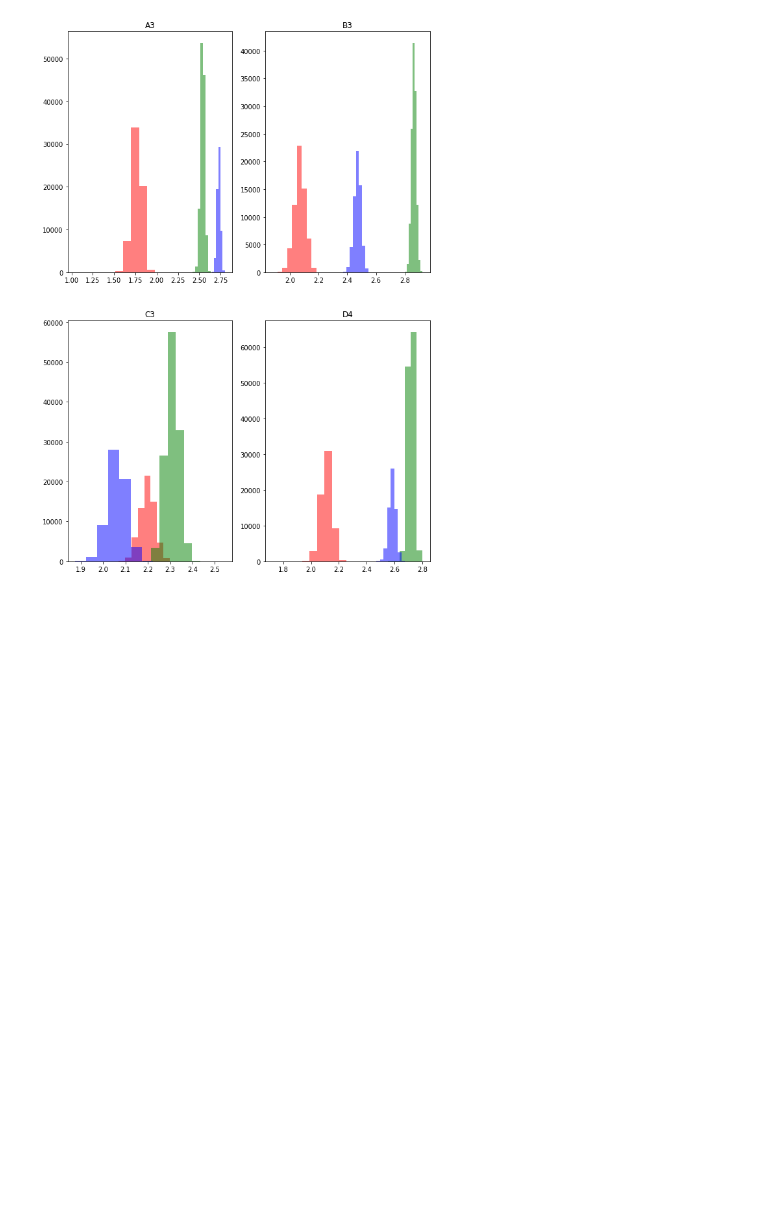
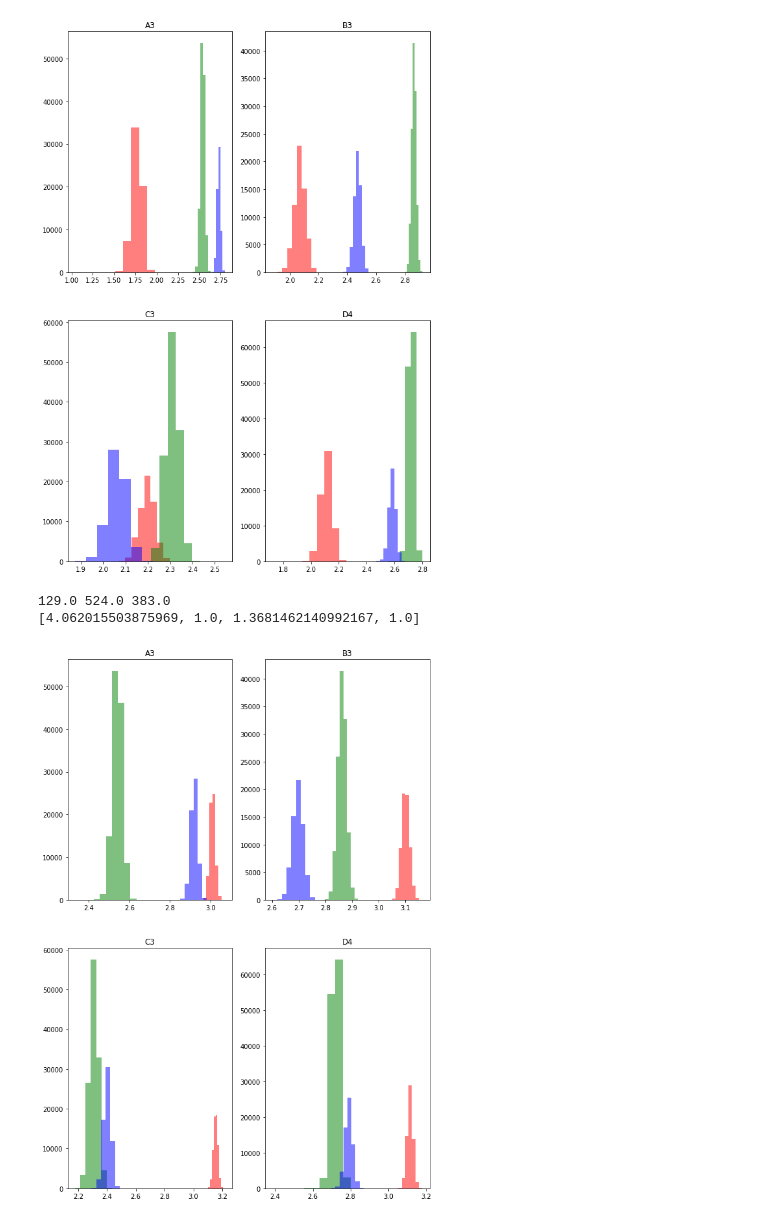
Before and after one commit to felix-b1-jadehs/notebooks, a Jupyter notebook: bayer_hists.ipynb, the cells around one changed output. Cells and saved outputs as stored; diff of their text form; code cells hidden in the pictures; blank space fills up the shorter version.

Commit message:
added new plots

```diff
--- a/bayer_hists.ipynb
+++ b/bayer_hists.ipynb
@@ -122,0 +147,65 @@ plt.show()
+# %%
+# define position of gray card
+#[2300,2800, 2050,2550]
+y1 = 2300
+y2 = 2800
+x1 = 2050
+x2 = 2550
+
+red, green, blue = get_bayer_color(bayer, y1, y2, x1, x2)
+
+red_median = np.median(red)
+green_median = np.median(green)
+blue_median = np.median(blue)
+print(red_median, green_median, blue_median)
+
+# wb: [red, green, blue, green]
+base_wb = [green_median/red_median, 1.0, green_median/blue_median, 1.0]
+print(base_wb)
+
+# multiply every pixel with the corresponding base wb value
+bayer_corr = correct_bayer_wb(bayer, base_wb)
+# %% [output]
+129.0 524.0 383.0
+[4.062015503875969, 1.0, 1.3681462140992167, 1.0]
+# %%
+# blue green red gray_card
+tiles = ["A3", "B3", "C3", "D4"]
+
+# plot data with subplots
+fig = plt.figure()
+gs = fig.add_gridspec(2,2)
+(ax1, ax2),(ax3, ax4) = gs.subplots()
+
+for i, tile in enumerate(tiles):
+        y1 = int(dict_cc_field[tile][0])
+        y2 = int(dict_cc_field[tile][1])
+        x1 = int(dict_cc_field[tile][2])
+        x2 = int(dict_cc_field[tile][3])
+        red, green, blue = get_bayer_color(bayer_corr, y1, y2, x1, x2)
+        if i==0:
+            ax1.hist(np.log10(red) ,alpha=0.5, label=f'R_{tile}', color='r')
+            ax1.hist(np.log10(green) ,alpha=0.5, label=f'G_{tile}', color='g')
+            ax1.hist(np.log10(blue) ,alpha=0.5, label=f'B_{tile}', color='b')
+            ax1.set_title(f"{tile}")
+        elif i==1:
+            ax2.hist(np.log10(red) ,alpha=0.5, label=f'R_{tile}', color='r')
+            ax2.hist(np.log10(green) ,alpha=0.5, label=f'G_{tile}', color='g')
+            ax2.hist(np.log10(blue) ,alpha=0.5, label=f'B_{tile}', color='b')
+            ax2.set_title(f"{tile}")
+        elif i==2:
+            ax3.hist(np.log10(red) ,alpha=0.5, label=f'R_{tile}', color='r')
+            ax3.hist(np.log10(green) ,alpha=0.5, label=f'G_{tile}', color='g')
+            ax3.hist(np.log10(blue) ,alpha=0.5, label=f'B_{tile}', color='b')
+            ax3.set_title(f"{tile}")
+        elif i==3:
+            ax4.hist(np.log10(red) ,alpha=0.5, label=f'R_{tile}', color='r')
+            ax4.hist(np.log10(green) ,alpha=0.5, label=f'G_{tile}', color='g')
+            ax4.hist(np.log10(blue) ,alpha=0.5, label=f'B_{tile}', color='b')
+            ax4.set_title(f"{tile}")
+
+
+plt.savefig(f'./Documents/subplots_4_bayer_wb_corrected.png')
+plt.show()
+# %% [output]
+[figure, added]
```
Also changed, not shown: parts of 21 cells of this notebook.
